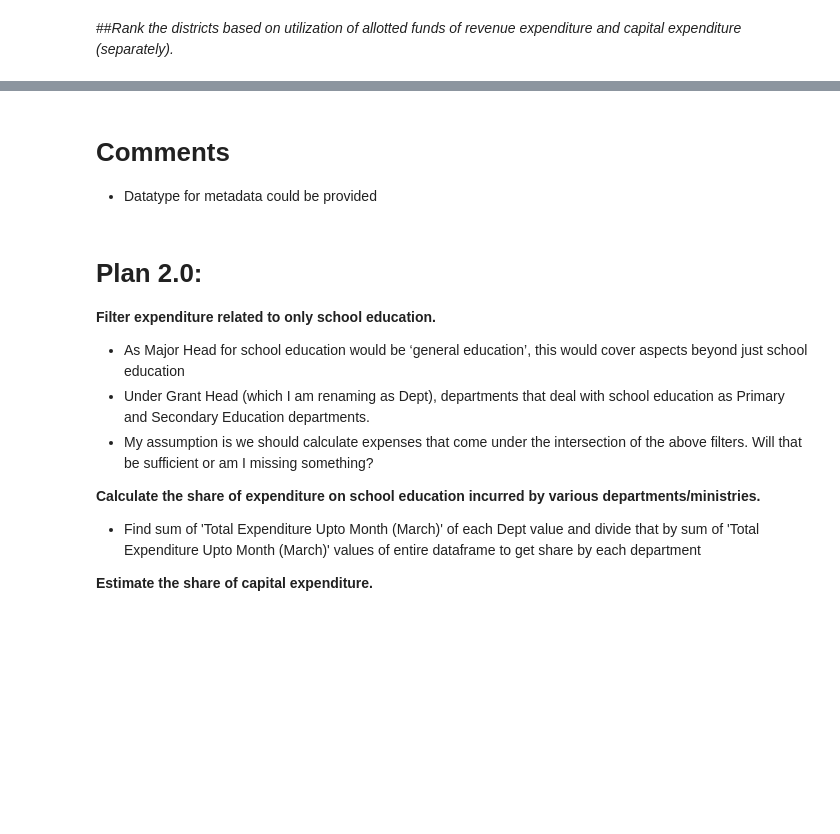
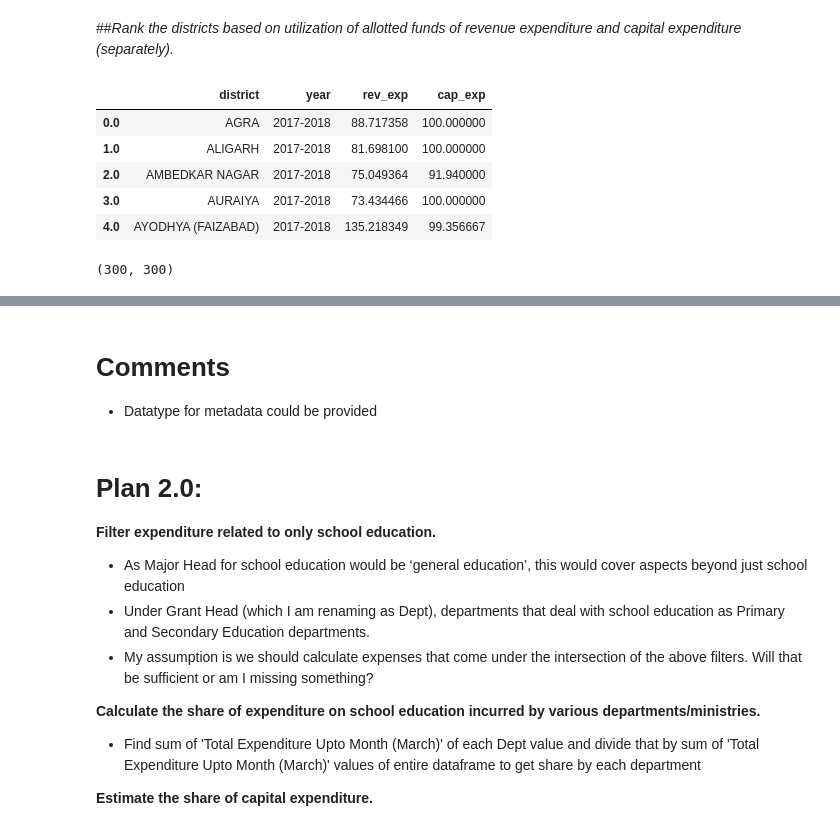
Before and after one commit to akhil7philip/School_Expenditure_in_UP, a Jupyter notebook: Assignment_CivicDataLab_Akhil.ipynb, the cells around one changed output, grey strips where cells are left out. Drawn from its saved outputs; the diff is of its cells as text; code cells hidden in the pictures; blank space fills up the shorter version.

```diff
--- a/Assignment_CivicDataLab_Akhil.ipynb
+++ b/Assignment_CivicDataLab_Akhil.ipynb
@@ -1000,3 +1236,36 @@ for i, year in enumerate(school_edu['fiscal_year'].unique()):
 # %% [markdown]
 
 ##*Rank the districts based on utilization of allotted funds of revenue expenditure and capital expenditure (separately).*
+# %%
+df.loc[edu_rev_exp_index,'rev_exp_flag'] = True
+df.loc[edu_cap_exp_index,'rev_exp_flag'] = False
+school_edu = pd.concat([df.loc[edu_rev_exp_index], df.loc[edu_cap_exp_index]])
+school_edu.Treasury = school_edu.Treasury.replace(renamed_columns)
+# %%
+#print("Per-capita expenditure on school education, district-wise")
+fund_util_df = pd.DataFrame({'district':np.nan, 'year':np.nan, 'rev_exp':np.nan, 'cap_exp':np.nan}, index={np.nan})
+
+i=0
+for year, yr_frame in school_edu.groupby('fiscal_year'):
+    for dist, yr_dist_frame in yr_frame.groupby('Treasury'):
+        for flag, yr_dist_flag_frame in yr_dist_frame.groupby('rev_exp_flag'):
+            if flag == True:
+                rev_val = yr_dist_flag_frame['% A/E'].mean()
+            else:
+                cap_val = yr_dist_flag_frame['% A/E'].mean()
+        fund_util_df.loc[i] = {'district':dist, 'year':year, 'rev_exp':rev_val, 'cap_exp':cap_val}
+        i=i+1
+
+fund_util_df.dropna(inplace=True)
+fund_util_df.head()
+# %% [output]
+|  | district | year | rev_exp | cap_exp |
+| 0.0 | AGRA | 2017-2018 | 88.717358 | 100.000000 |
+| 1.0 | ALIGARH | 2017-2018 | 81.698100 | 100.000000 |
+| 2.0 | AMBEDKAR NAGAR | 2017-2018 | 75.049364 | 91.940000 |
+| 3.0 | AURAIYA | 2017-2018 | 73.434466 | 100.000000 |
+| 4.0 | AYODHYA (FAIZABAD) | 2017-2018 | 135.218349 | 99.356667 |
+# %%
+fund_util_df.shape[0], 75*4 # 75 districts, 4 FYs
+# %% [output]
+(300, 300)
```
Also changed, not shown: parts of 34 cells of this notebook.
